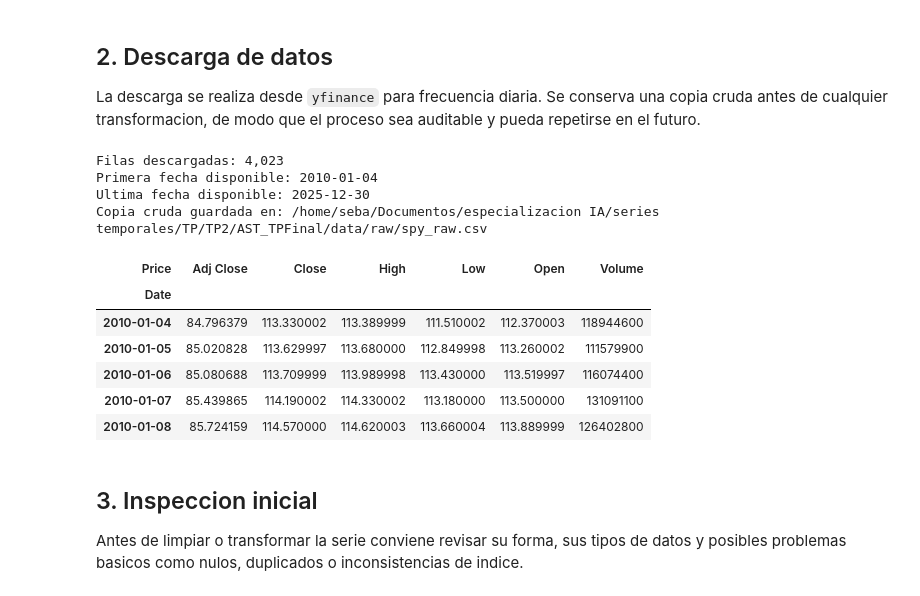
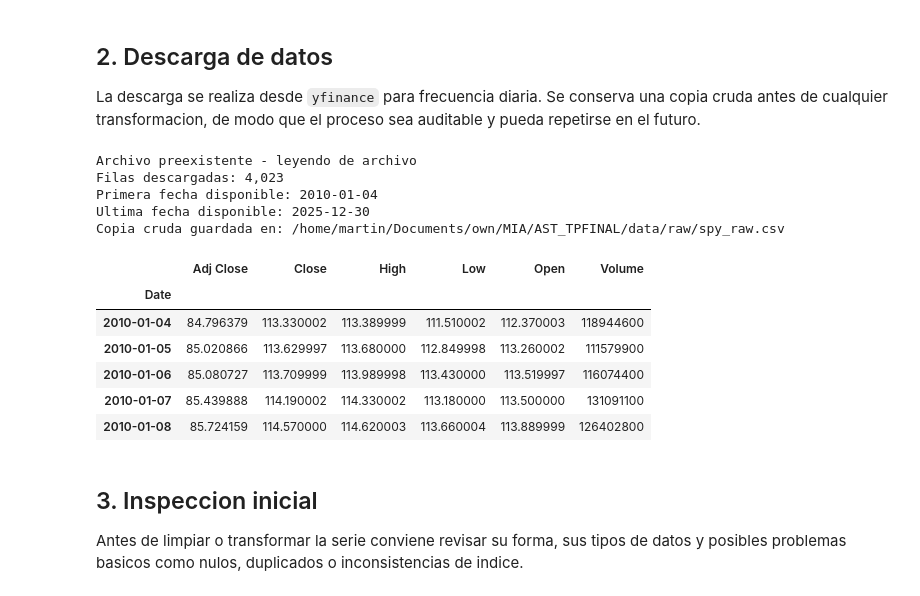
Before and after one commit to sbiagiola/AST_TPFINAL, a Jupyter notebook: 01_preparacion_spy_volatilidad.ipynb, the cells around one changed output. Cells and saved outputs as stored; diff of their text form; code cells hidden in the pictures.

```diff
--- a/01_preparacion_spy_volatilidad.ipynb
+++ b/01_preparacion_spy_volatilidad.ipynb
@@ -80,42 +80,48 @@ def descargar_spy(ticker: str, start_date: str, end_date: str) -> pd.DataFrame:
         ticker,
         start=start_date,
         end=end_date,
         interval="1d",
         auto_adjust=False,
         progress=False,
     )
 
     if df.empty:
         raise ValueError("La descarga devolvio un DataFrame vacio. Revisar conectividad o parametros.")
 
     if isinstance(df.columns, pd.MultiIndex):
         df.columns = df.columns.get_level_values(0)
 
     df.index = pd.to_datetime(df.index)
     df.index.name = "Date"
     return df
 
 
-spy_raw = descargar_spy(TICKER, START_DATE, END_DATE)
 raw_path = RAW_DIR / f"{TICKER.lower()}_raw.csv"
-spy_raw.to_csv(raw_path)
+if raw_path.exists():
+    print("Archivo preexistente - leyendo de archivo")
+    spy_raw = pd.read_csv(raw_path, index_col="Date", parse_dates=["Date"])
+else:
+    print("Archivo no encontrado - descargando")
+    spy_raw = descargar_spy(TICKER, START_DATE, END_DATE)
+    spy_raw.to_csv(raw_path)
 
 print(f"Filas descargadas: {len(spy_raw):,}")
 print(f"Primera fecha disponible: {spy_raw.index.min().date()}")
 print(f"Ultima fecha disponible: {spy_raw.index.max().date()}")
 print(f"Copia cruda guardada en: {raw_path}")
 spy_raw.head()
 # %% [output]
+Archivo preexistente - leyendo de archivo
 Filas descargadas: 4,023
 Primera fecha disponible: 2010-01-04
 Ultima fecha disponible: 2025-12-30
-Copia cruda guardada en: /home/seba/Documentos/especializacion IA/series temporales/TP/TP2/AST_TPFinal/data/raw/spy_raw.csv
+Copia cruda guardada en: /home/martin/Documents/own/MIA/AST_TPFINAL/data/raw/spy_raw.csv
-| Price | Adj Close | Close | High | Low | Open | Volume |
+|  | Adj Close | Close | High | Low | Open | Volume |
 | Date |  |  |  |  |  |  |
 | 2010-01-04 | 84.796379 | 113.330002 | 113.389999 | 111.510002 | 112.370003 | 118944600 |
-| 2010-01-05 | 85.020828 | 113.629997 | 113.680000 | 112.849998 | 113.260002 | 111579900 |
-| 2010-01-06 | 85.080688 | 113.709999 | 113.989998 | 113.430000 | 113.519997 | 116074400 |
-| 2010-01-07 | 85.439865 | 114.190002 | 114.330002 | 113.180000 | 113.500000 | 131091100 |
+| 2010-01-05 | 85.020866 | 113.629997 | 113.680000 | 112.849998 | 113.260002 | 111579900 |
+| 2010-01-06 | 85.080727 | 113.709999 | 113.989998 | 113.430000 | 113.519997 | 116074400 |
+| 2010-01-07 | 85.439888 | 114.190002 | 114.330002 | 113.180000 | 113.500000 | 131091100 |
 | 2010-01-08 | 85.724159 | 114.570000 | 114.620003 | 113.660004 | 113.889999 | 126402800 |
 # %% [markdown]
 ## 3. Inspeccion inicial
```
Also changed, not shown: parts of 9 cells of this notebook, 1 other file.
